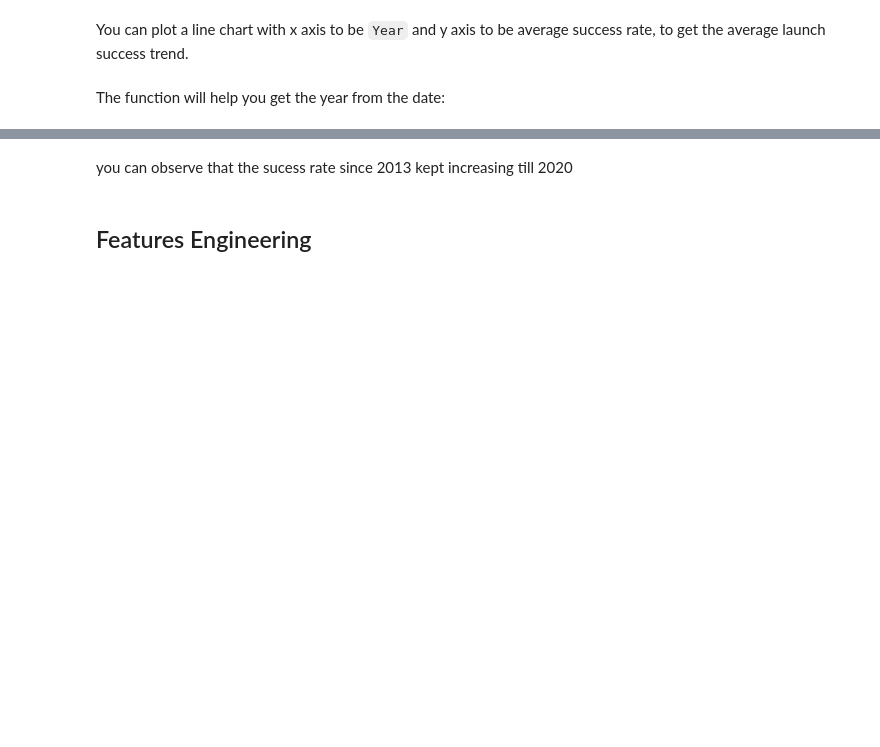
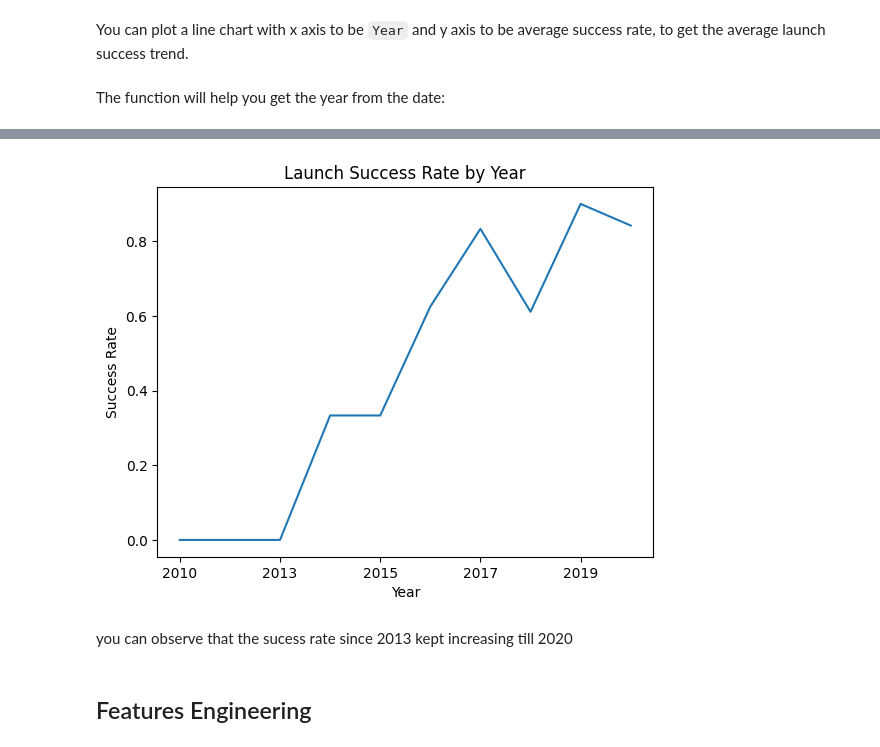
Before and after one commit to iam-ansuman/Data-Science-portfolio-, a Jupyter notebook: spacex-falcon9-landing-prediction/notebooks/edadataviz.ipynb, the cells around one changed output, grey strips where cells are left out. Cells and saved outputs as stored; diff of their text form; code cells hidden in the pictures; blank space fills up the shorter version.

```diff
--- a/spacex-falcon9-landing-prediction/notebooks/edadataviz.ipynb
+++ b/spacex-falcon9-landing-prediction/notebooks/edadataviz.ipynb
@@ -210,5 +217,15 @@ df.head()
 # %%
 # Plot a line chart with x axis to be the extracted year and y axis to be the success rate
+success_rate = df.groupby("Date")["Class"].mean()
+
+success_rate.plot(kind="line")
+
+plt.xlabel("Year")
+plt.ylabel("Success Rate")
+plt.title("Launch Success Rate by Year")
+plt.show()
+# %% [output]
+[figure, added]
 # %% [markdown]
 you can observe that the sucess rate since 2013 kept increasing till 2020
 # %% [markdown]
```
Also changed, not shown: parts of 4 cells of this notebook.
